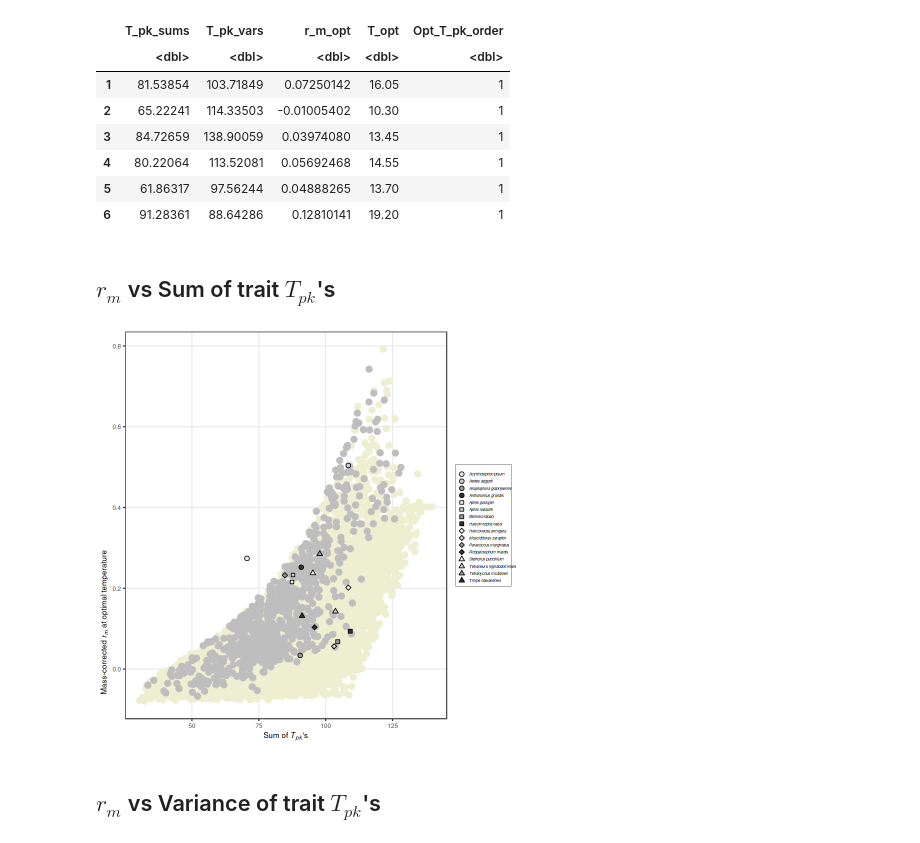
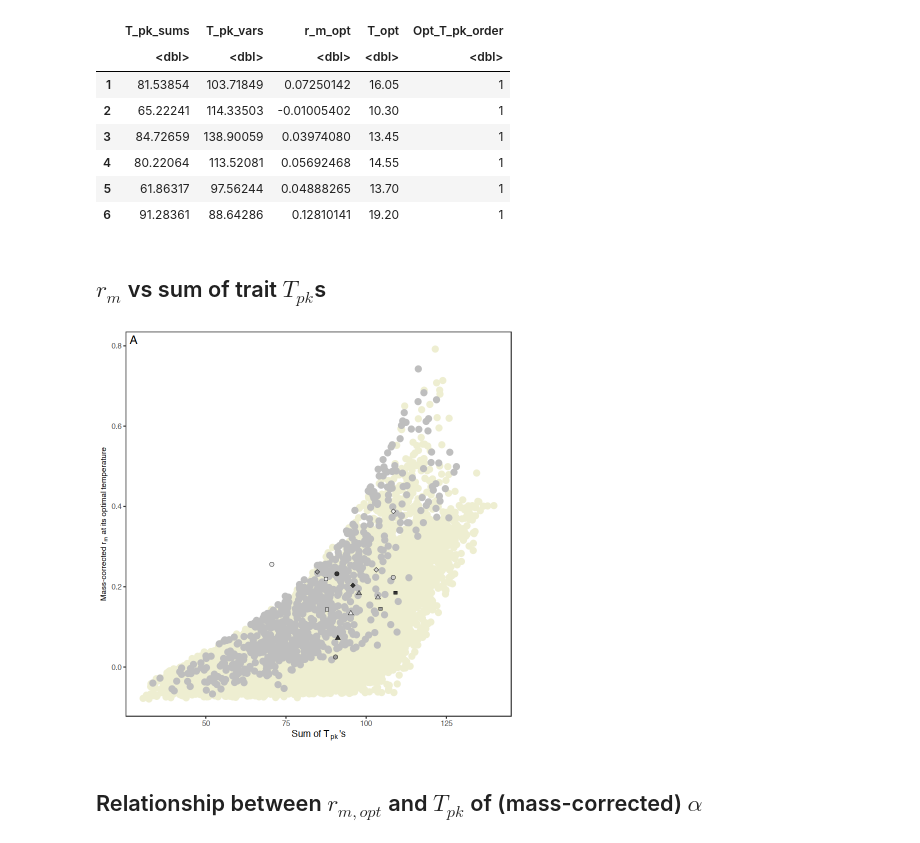
Before and after one commit to EcoEngLab/TraitMismatchPaper-main, a Jupyter notebook: code/05_rm_vs_Tpks.ipynb, the cells around one changed output. Saved outputs shown, nothing was run; the diff lists cells and outputs as text; code cells hidden in the pictures.

Commit message:
ran through and corrected all scripts in jupyter lab; checked and updated manuscript and SI figures where required

```diff
--- a/code/05_rm_vs_Tpks.ipynb
+++ b/code/05_rm_vs_Tpks.ipynb
@@ -49,0 +10,9 @@ A tibble: 6 × 8
+# %%
+# Plot mass corrected value of $r_m$ at Topt against the peak temperature for $r_m$
+
+rm_data <- read_csv('../results/rm_optSizeScaling.csv') %>%
+           group_by(species) %>%
+           slice(which.max(rm_opt)) %>%
+           arrange(curve_ID)
+
+head(rm_data)
@@ -49,0 +39,2 @@ A tibble: 6 × 8
+# %%
+rm_data$kT <- 1/(8.617333262145 * 10^-5 * (rm_data$temp+273.15))
@@ -49,0 +61,10 @@ A tibble: 6 × 8
+# %%
+# linear model (note the allometry is linear in log-log scale)
+rm_model <- lm(log(rm_opt) ~ log(mass) + kT, data = rm_data)
+summary(rm_model)
+coef(rm_model)
+
+save(rm_model,file= "../results/rm_MTE_model.Rdata")
+
+cf <-  confint(rm_model,level = .95)
+anova(rm_model)
@@ -152,13 +284,13 @@ A data.frame: 6 × 5
 | 5 | 61.86317 | 97.56244 | 0.04888265 | 13.70 | 1 |
 | 6 | 91.28361 | 88.64286 | 0.12810141 | 19.20 | 1 |
 # %% [markdown]
-## $r_m$ vs Sum of trait  $T_{pk}$'s
+## $r_m$ vs sum of trait  $T_{pk}$s
 # %%
 SumTpks_plot <-ggplot() +
   geom_point(data = sim_results_notopt, aes(x = T_pk_sums, y = r_m_opt), color="lightyellow2", size = 3) +
   geom_point(data = sim_results_opt, aes(x = T_pk_sums, y = r_m_opt), color="gray", size = 3) +
   scale_y_continuous(expression(plain(paste("Mass-corrected ",italic(r[m]),
-                                            " at optimal temperature"))),
+                                            " at its optimal temperature"))),
                      # limits=c(-3.8,-0.5),
                      # expand = c(0.01, 0),breaks=seq(-3,-1, by=1)
                     ) +
@@ -166,7 +298,7 @@ SumTpks_plot <-ggplot() +
   theme_bw()+
   theme(text=element_text(family="Times")) +
   geom_point(data = PlotData, aes(x = sum, y = rm_massCor, shape=species, fill=species),
-             size=2, stroke=.5)+
+             size=2, stroke=0.25)+
   scale_shape_manual(values = c(21,21,21,21,
                                 22,22,22,22,
                                 23,23,23,23,
@@ -175,37 +307,41 @@ SumTpks_plot <-ggplot() +
                      guide = guide_legend(nrow=16,ncol=1,
                                           direction = "vertical",
                                           title.position = "top",
                                           title.hjust=0.5))+
   scale_fill_manual(values = c("#EEEEEE","#CCCCCC","#999999","#333333",
                                "#EEEEEE","#CCCCCC","#999999","#333333",
                                "#EEEEEE","#CCCCCC","#999999","#333333",
                                "#EEEEEE","#CCCCCC","#999999","#333333"),
                     name=expression(bold("")),
                     guide = guide_legend(nrow=16,ncol=1,
                                          direction = "vertical",
                                          title.position = "top",
                                          title.hjust=0.5))+
   scale_colour_manual(values = c("#333333","#333333","#333333","#333333",
                                  "#333333","#333333","#333333","#333333",
                                  "#333333","#333333","#333333","#333333",
                                  "#333333","#333333","#333333","#333333"),
                       name=expression(bold("")),
                       guide = guide_legend(nrow=16,ncol=1,
                                            direction = "vertical",
                                            title.position = "top",
                                            title.hjust=0.5)) +
-  theme(text = element_text(size=9),
-        legend.position = 'right',
+  theme(text = element_text(size=11),
+        legend.position = 'none',
         legend.text = element_text(size = 4.5, face = 'italic'),
         legend.background = element_rect(colour = "black", size = 0.125),
         legend.margin=margin(t = 0.05, b = 0.1, r=0.1,l=0.1, unit='cm'),
         legend.key.size = unit(0.3, 'cm'))+
-  theme(axis.title.y = element_text(hjust=0.1), panel.grid.minor = element_blank())
+  theme(panel.grid.minor = element_blank(),
+        panel.grid.major = element_blank())+
+theme(axis.title.y = element_text(size=9))+
+  geom_text(aes(x = -Inf, y = Inf,hjust = -0.5,vjust=1.4,
+                label = "A"),size = 5, colour = "black")
 
 SumTpks_plot
 
-ggsave("../results/Figs/rm_vs_SumTpks.pdf", SumTpks_plot, height=6.5, width = 10, units="cm")
+#ggsave("../results/Figs/rm_vs_SumTpks.pdf", SumTpks_plot, height=6.5, width = 7, units="cm")
 # %% [output]
-[figure, old version]
+[figure, new version]
-# %% [markdown]
-## $r_m$ vs Variance of trait  $T_{pk}$'s
+# %% [markdown]
+## Relationship between $r_{m,opt}$ and $T_{pk}$ of (mass-corrected) $\alpha$
```
Also changed, not shown: parts of 39 cells of this notebook, 22 other files.
